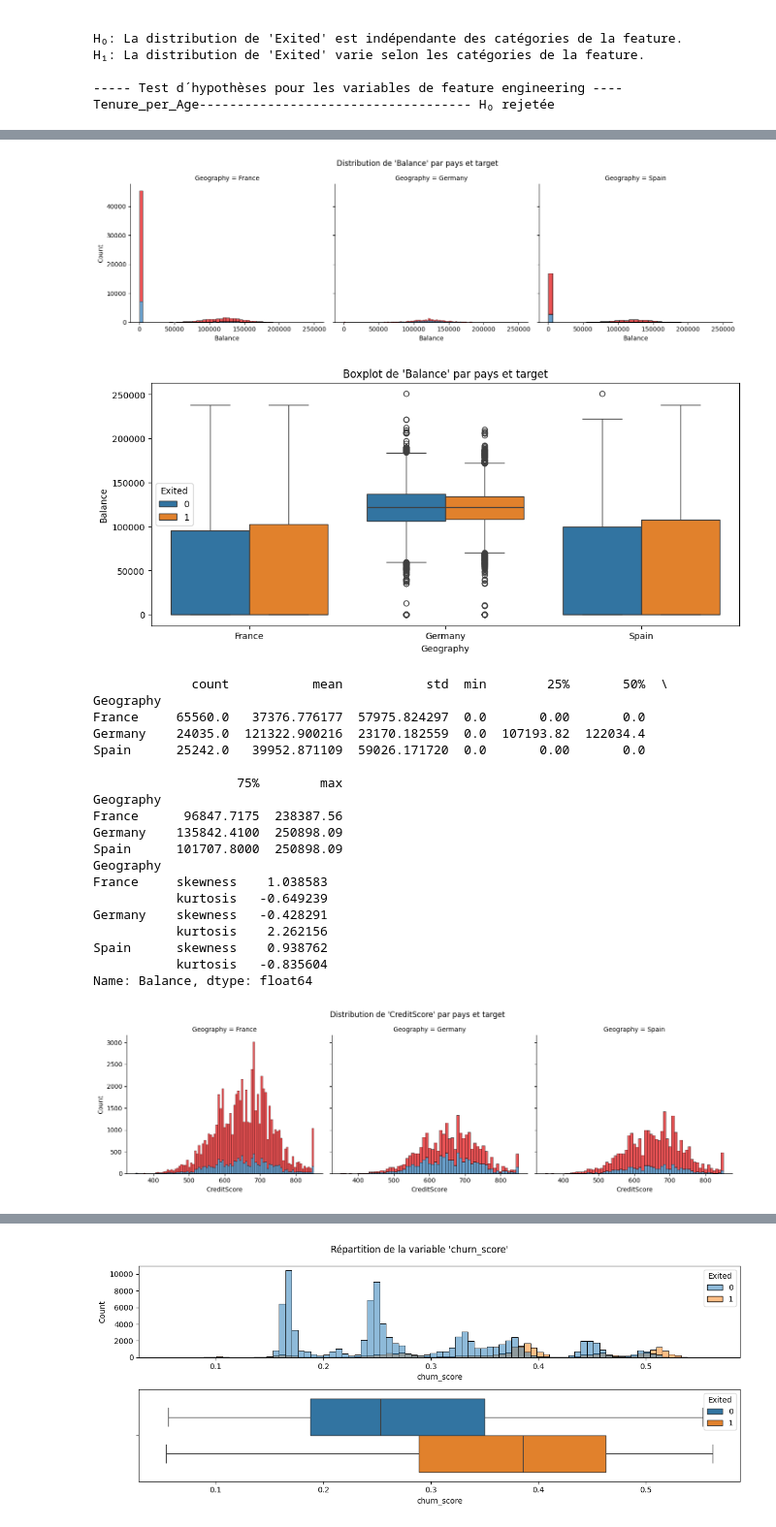
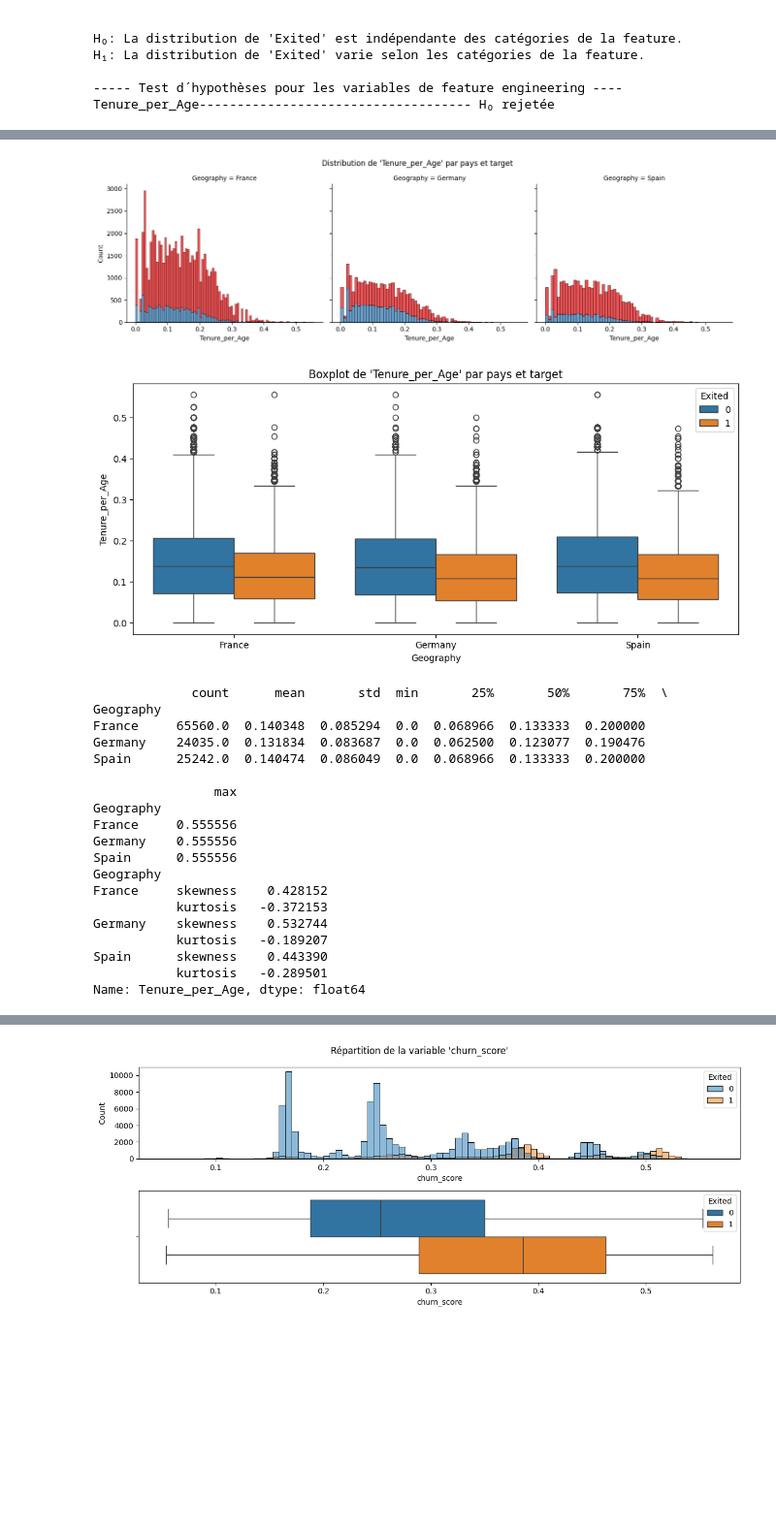
Before and after one commit to lbihin/mlpro-classification-bank-churn-2025, a Jupyter notebook: eda/eda.ipynb, the cells around one changed output, grey strips where cells are left out. Shown at 97% size. Cells and saved outputs as stored; diff of their text form; code cells hidden in the pictures; blank space fills up the shorter version.

Commit message:
Utilisation de feature engineering

```diff
--- a/eda/eda.ipynb
+++ b/eda/eda.ipynb
@@ -1689,24 +2041,3 @@ H₁: La distribution de 'Exited' varie selon les catégories de la feature.
 
 ----- Test d´hypothèses pour les variables de feature engineering ----
 Tenure_per_Age------------------------------------ H₀ rejetée
-# %%
-# On étudie si l´on remarque une
-feature = 'Salary_to_Balance_ratio'
-
-train_df[feature] = train_df.EstimatedSalary / (train_df.Balance + 1)
-test_df[feature] = test_df.EstimatedSalary / (test_df.Balance + 1)
-
-afficher_feature_continue_vs_target(feature)
-
-print()
-print(f"H₀: La distribution de '{TARGET}' est indépendante des catégories de la feature.")
-print(f"H₁: La distribution de '{TARGET}' varie selon les catégories de la feature.")
-print()
-
-print("----- Test d´hypothèses pour les variables de feature engineering ----")
-contingency = pd.crosstab(test_df[feature], test_df[TARGET])
-chi2, p_value, dof, expected = stats.chi2_contingency(contingency)
-if p_value < ALPHA:
-    print(f'{feature :-<50} H₀ rejetée')
-else :
-    print(f"{feature :-<50} '-'")
@@ -1732,21 +2043,0 @@ Salary_to_Balance_ratio--------------------------- H₀ rejetée
-# %%
-# On étudie si l´on remarque une
-feature = 'Salary_to_NumOfProducts_ratio'
-
-train_df[feature] = train_df.EstimatedSalary / (train_df.NumOfProducts + 1)
-test_df[feature] = test_df.EstimatedSalary / (test_df.NumOfProducts + 1)
-
-afficher_feature_continue_vs_target(feature)
-
-print()
-print(f"H₀: La distribution de '{TARGET}' est indépendante des catégories de la feature.")
-print(f"H₁: La distribution de '{TARGET}' varie selon les catégories de la feature.")
-print()
-
-print("----- Test d´hypothèses pour les variables de feature engineering ----")
-contingency = pd.crosstab(test_df[feature], test_df[TARGET])
-chi2, p_value, dof, expected = stats.chi2_contingency(contingency)
-if p_value < ALPHA:
-    print(f'{feature :-<50} H₀ rejetée')
-else :
-    print(f"{feature :-<50} '-'")
@@ -1831,26 +2044,24 @@ def afficher_feature_continue_vs_target_par_pays(
 # %%
-for feature in ['Balance', 'CreditScore', 'EstimatedSalary']:
-    afficher_feature_continue_vs_target_par_pays(feature=feature, X=train_df)
+afficher_feature_continue_vs_target_par_pays(feature=feature, X=train_df)
 # %% [output]
-[figure, old version]
+[figure, new version]
-[figure, old version]
+[figure, new version]
-             count           mean           std  min        25%       50%  \
+             count      mean       std  min       25%       50%       75%  \
 Geography
-France     65560.0   37376.776177  57975.824297  0.0       0.00       0.0
-Germany    24035.0  121322.900216  23170.182559  0.0  107193.82  122034.4
-Spain      25242.0   39952.871109  59026.171720  0.0       0.00       0.0
+France     65560.0  0.140348  0.085294  0.0  0.068966  0.133333  0.200000
+Germany    24035.0  0.131834  0.083687  0.0  0.062500  0.123077  0.190476
+Spain      25242.0  0.140474  0.086049  0.0  0.068966  0.133333  0.200000
 
-                   75%        max
+                max
 Geography
-France      96847.7175  238387.56
-Germany    135842.4100  250898.09
-Spain      101707.8000  250898.09
+France     0.555556
+Germany    0.555556
+Spain      0.555556
 Geography
-France     skewness    1.038583
-           kurtosis   -0.649239
-Germany    skewness   -0.428291
-           kurtosis    2.262156
-Spain      skewness    0.938762
-           kurtosis   -0.835604
-Name: Balance, dtype: float64
+France     skewness    0.428152
+           kurtosis   -0.372153
+Germany    skewness    0.532744
+           kurtosis   -0.189207
+Spain      skewness    0.443390
+           kurtosis   -0.289501
+Name: Tenure_per_Age, dtype: float64
-[figure, removed]
```
Also changed, not shown: parts of 30 cells of this notebook, 6 other files.
